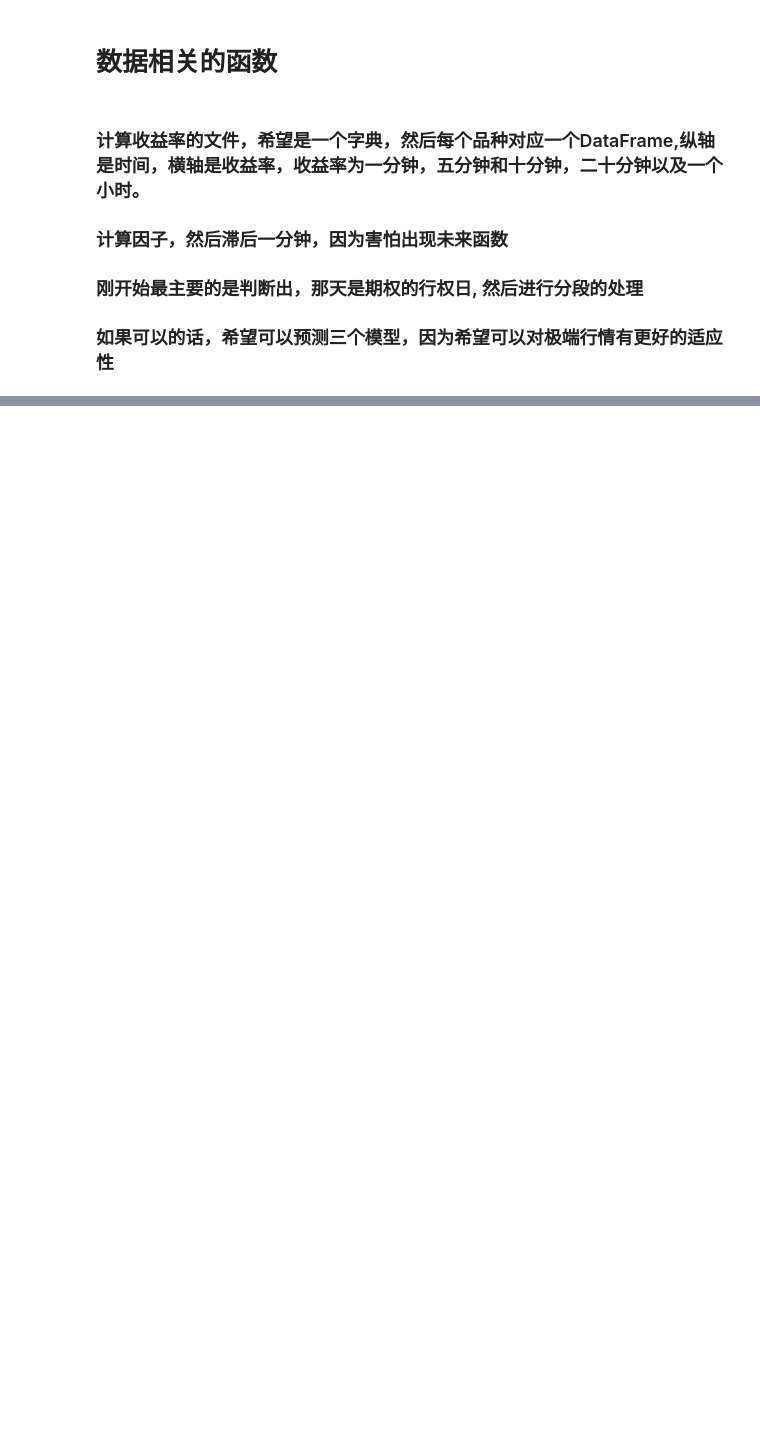
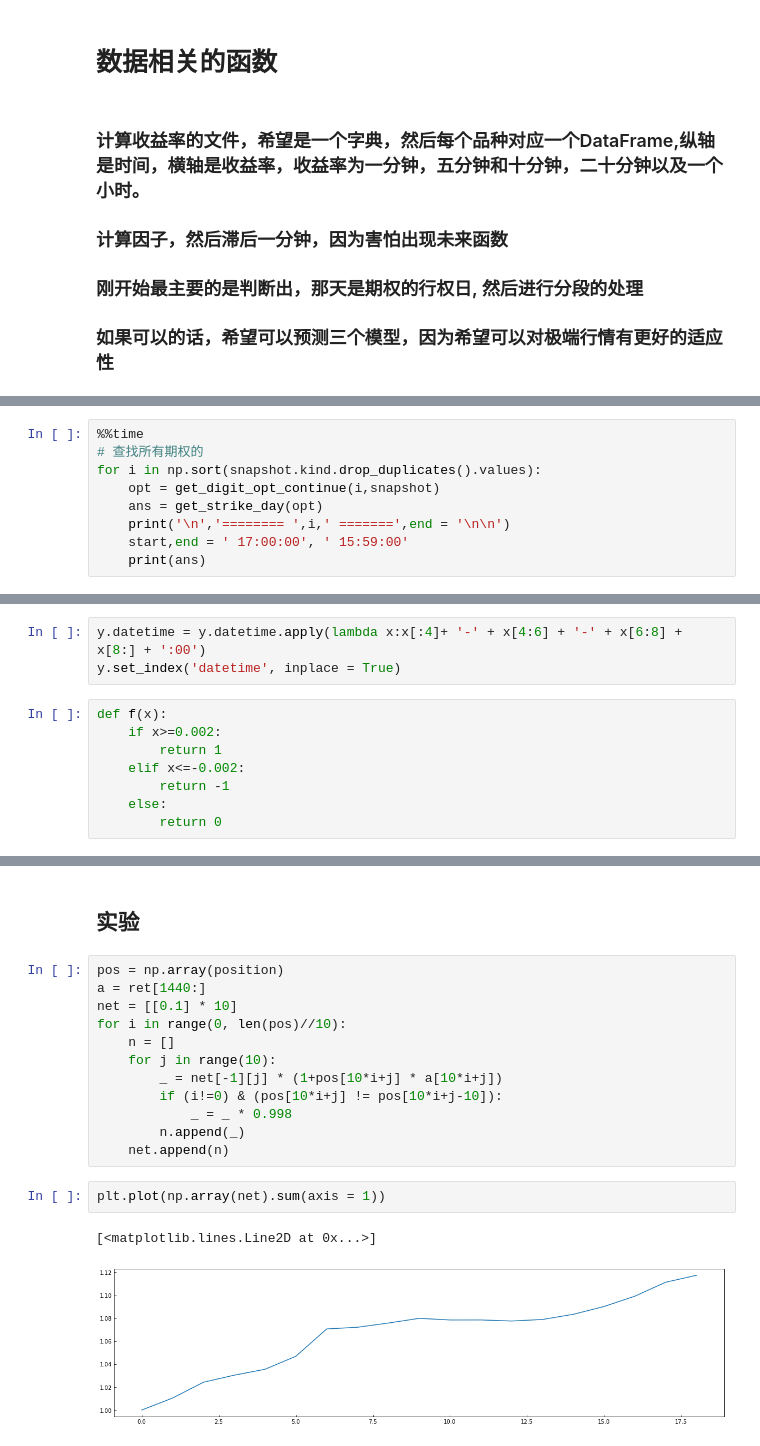
Before and after one commit to wx2480/digit, a Jupyter notebook: XGBmodel.ipynb, the cells around one changed output, grey strips where cells are left out. Drawn from its saved outputs; the diff is of its cells as text; blank space fills up the shorter version.

```diff
--- a/XGBmodel.ipynb
+++ b/XGBmodel.ipynb
@@ -140,0 +182,9 @@ Name: 2020-03-18 15:59:00, dtype: object
+# %%
+%%time
+# 查找所有期权的
+for i in np.sort(snapshot.kind.drop_duplicates().values):
+    opt = get_digit_opt_continue(i,snapshot)
+    ans = get_strike_day(opt)
+    print('\n','======== ',i,' =======',end = '\n\n')
+    start,end = ' 17:00:00', ' 15:59:00'
+    print(ans)
@@ -140,0 +215,11 @@ Name: 2020-03-18 15:59:00, dtype: object
+# %%
+y.datetime = y.datetime.apply(lambda x:x[:4]+ '-' + x[4:6] + '-' + x[6:8] + x[8:] + ':00')
+y.set_index('datetime', inplace = True)
+# %%
+def f(x):
+    if x>=0.002:
+        return 1
+    elif x<=-0.002:
+        return -1
+    else:
+        return 0
@@ -140,0 +310,19 @@ Name: 2020-03-18 15:59:00, dtype: object
+# %% [markdown]
+## 实验
+# %%
+pos = np.array(position)
+a = ret[1440:]
+net = [[0.1] * 10]
+for i in range(0, len(pos)//10):
+    n = []
+    for j in range(10):
+        _ = net[-1][j] * (1+pos[10*i+j] * a[10*i+j])
+        if (i!=0) & (pos[10*i+j] != pos[10*i+j-10]):
+            _ = _ * 0.998
+        n.append(_)
+    net.append(n)
+# %%
+plt.plot(np.array(net).sum(axis = 1))
+# %% [output]
+[<matplotlib.lines.Line2D at 0x...>]
+[figure, added]
```
Also changed, not shown: parts of 33 cells of this notebook.
